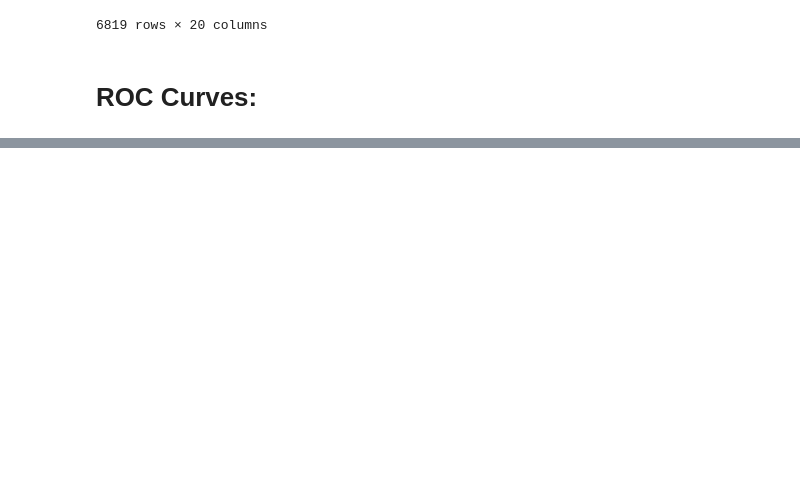
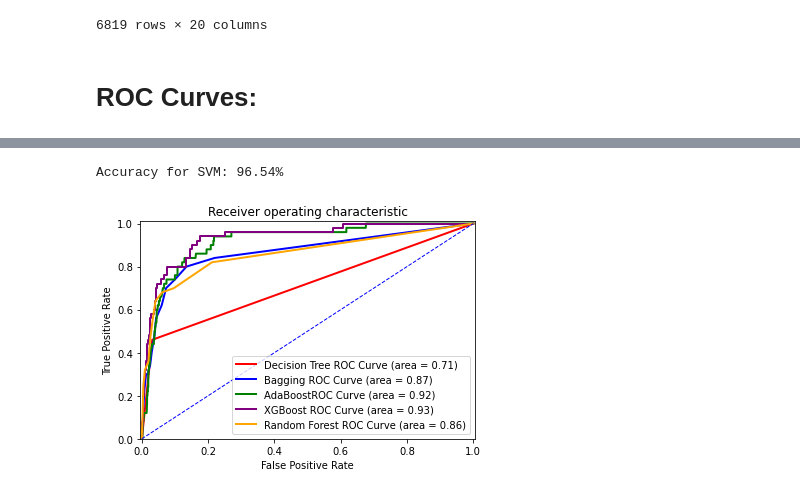
Before and after one commit to edwardramirez/company-bankruptcy-prediction, a Jupyter notebook: Company-bankruptcy-Prediction/company-bankruptcy-prediction.ipynb, the cells around one changed output, grey strips where cells are left out. Saved outputs shown, nothing was run; the diff lists cells and outputs as text; code cells hidden in the pictures; blank space fills up the shorter version.

```diff
--- a/Company-bankruptcy-Prediction/company-bankruptcy-prediction.ipynb
+++ b/Company-bankruptcy-Prediction/company-bankruptcy-prediction.ipynb
@@ -1436,0 +1437,4 @@ plt.show()
+# %%
+bankr_df = pd.read_csv("./data.csv")
+bankr_df = bankr_df.rename(columns={"Bankrupt?": "Bankrupt"})
+bankr_df.head()
@@ -1436,0 +1658,4 @@ plt.show()
+# %%
+fpr2, tpr2, thresholds2 = metrics.roc_curve(y_test, final_arr, pos_label=1)
+AUC2 = metrics.auc(fpr2, tpr2)
+print('\n\nBagging AUC: ' + str(AUC2))
@@ -1436,0 +1704,12 @@ plt.show()
+# %%
+my_XGBoost = XGBClassifier(n_estimators = 29,random_state=2,use_label_encoder=False)
+
+my_XGBoost.fit(X_train, y_train)
+y_predict = my_XGBoost.predict(X_test)
+xgb_score = accuracy_score(y_test, y_predict)
+print("XGB Accuracy: " + str(xgb_score))
+
+y_predict_proba = my_XGBoost.predict_proba(X_test)
+fpr4, tpr4, thresholds4 = metrics.roc_curve(y_test, y_predict_proba[:,1], pos_label=1)
+AUC4 = metrics.auc(fpr4, tpr4)
+print("XGBoost AUC: " + str(AUC4))
@@ -1436,0 +1727,41 @@ plt.show()
+# %%
+svm = SVC(C=100, probability=True)
+# Training ONLY on the training set:
+svm.fit(X_train, y_train)
+
+# Testing on the testing set:
+y_predict_svm = svm.predict(X_test)
+
+#find accuracy of svm
+score_svm = accuracy_score(y_test, y_predict_svm)
+print("Accuracy for SVM: %.2f%%" % (score_svm * 100.0))
+# %% [output]
+Accuracy for SVM: 96.54%
+# %%
+%matplotlib inline
+
+plt.figure()
+
+# Roc Curve:
+plt.plot(fpr1, tpr1, color='red', lw=2, label='Decision Tree ROC Curve (area = %0.2f)' % AUC1)
+plt.plot(fpr2, tpr2, color='blue', lw=2, label='Bagging ROC Curve (area = %0.2f)' % AUC2)
+plt.plot(fpr3, tpr3, color='green', lw=2, label='AdaBoostROC Curve (area = %0.2f)' % AUC3)
+plt.plot(fpr4, tpr4, color='purple', lw=2, label='XGBoost ROC Curve (area = %0.2f)' % AUC4)
+plt.plot(fpr5, tpr5, color='orange', lw=2, label='Random Forest ROC Curve (area = %0.2f)' % AUC5)
+
+# Random Guess line:
+plt.plot([0, 1], [0, 1], color='blue', lw=1, linestyle='--')
+
+# Defining The Range of X-Axis and Y-Axis:
+plt.xlim([-0.005, 1.005])
+plt.ylim([0.0, 1.01])
+
+# Labels, Title, Legend:
+plt.xlabel('False Positive Rate')
+plt.ylabel('True Positive Rate')
+plt.title('Receiver operating characteristic')
+plt.legend(loc="lower right")
+
+plt.show()
+# %% [output]
+[figure, added]
```
Also changed, not shown: parts of 92 cells of this notebook, 1 other file.
